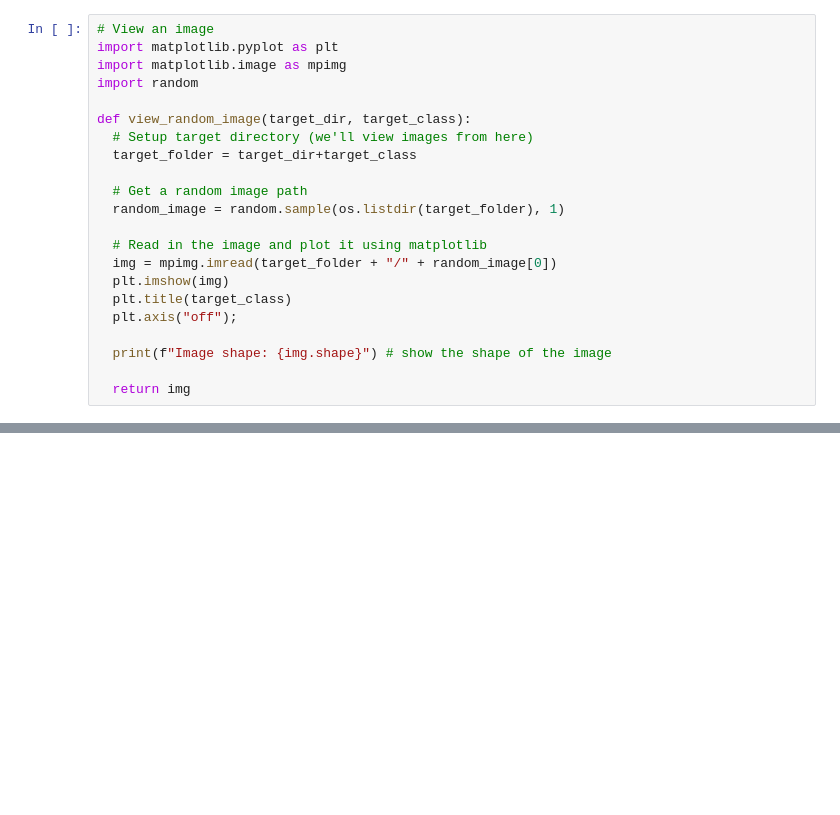
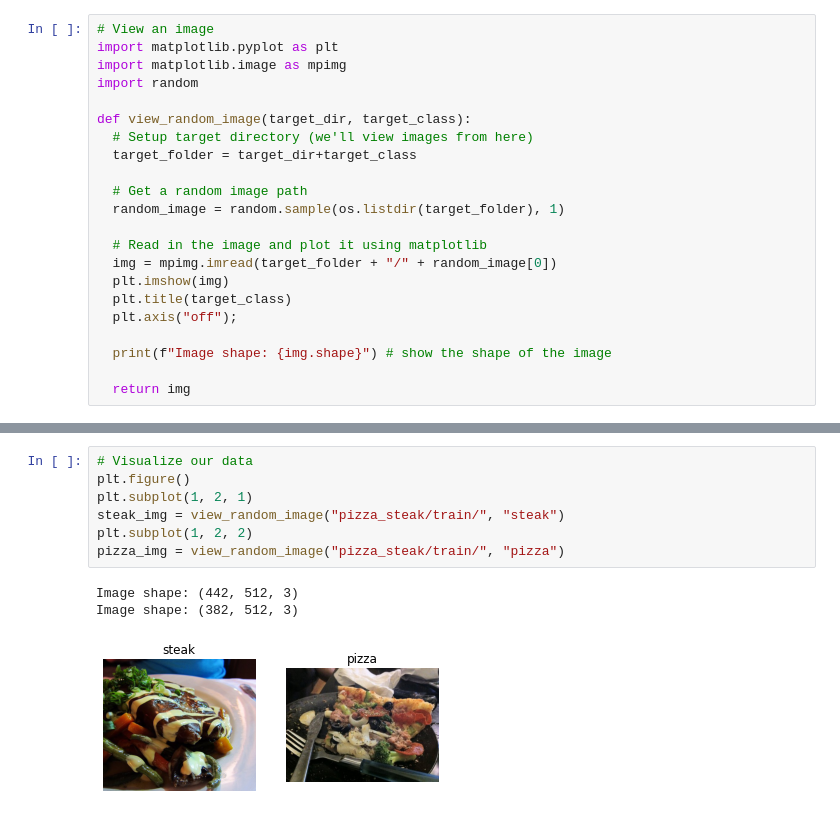
Before and after one commit to Nikitaion/TensorFlowLearning, a Jupyter notebook: 03_convolutional_neural_networks_in_tensorflow.ipynb, the cells around one changed output, grey strips where cells are left out. Cells and saved outputs as stored; diff of their text form; blank space fills up the shorter version.

```diff
--- a/03_convolutional_neural_networks_in_tensorflow.ipynb
+++ b/03_convolutional_neural_networks_in_tensorflow.ipynb
@@ -254,0 +593,11 @@ te
+# %%
+# Visualize our data
+plt.figure()
+plt.subplot(1, 2, 1)
+steak_img = view_random_image("pizza_steak/train/", "steak")
+plt.subplot(1, 2, 2)
+pizza_img = view_random_image("pizza_steak/train/", "pizza")
+# %% [output]
+Image shape: (442, 512, 3)
+Image shape: (382, 512, 3)
+[figure, added]
```
Also changed, not shown: parts of 88 cells of this notebook.
